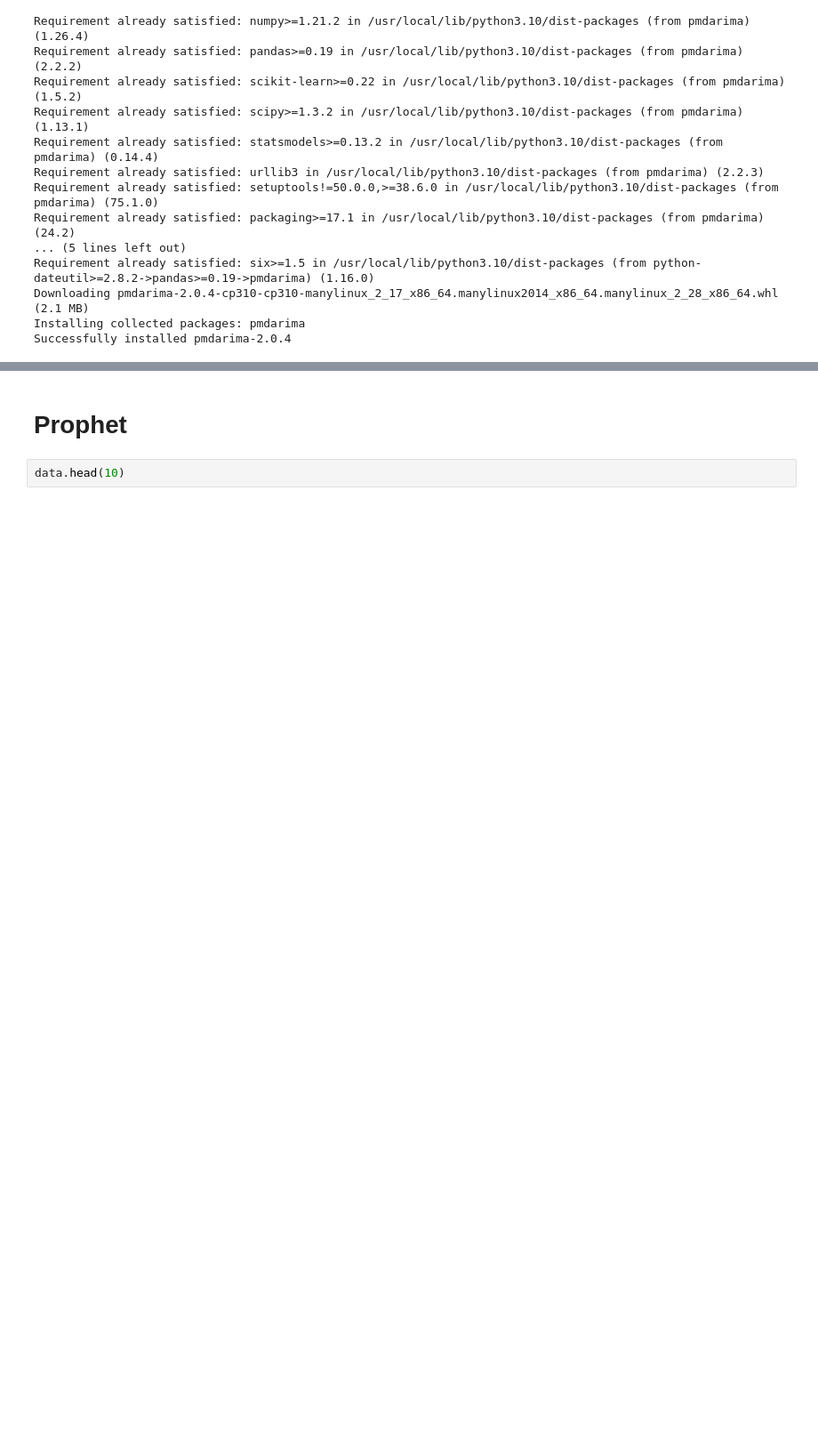
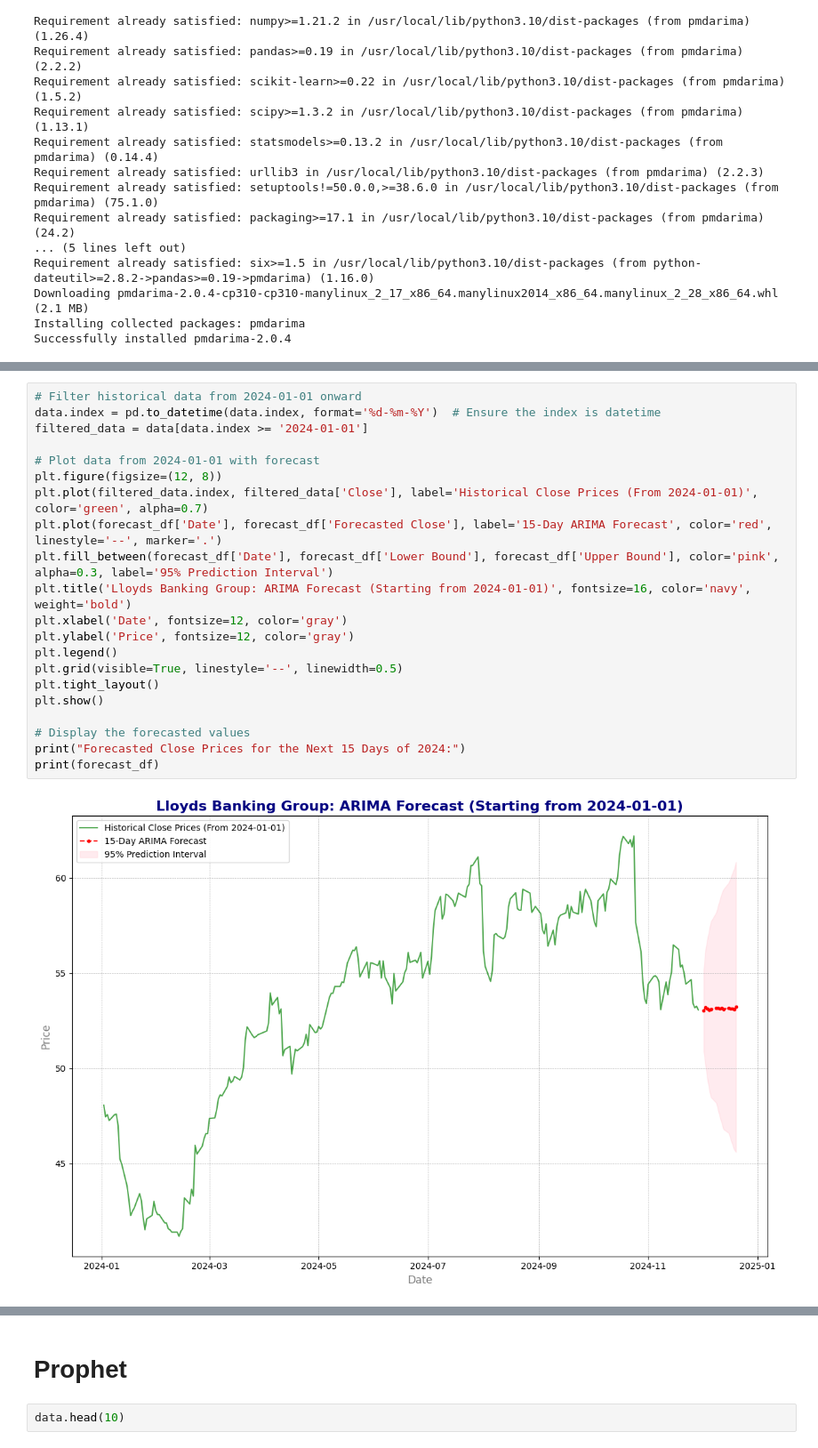
Before and after one commit to Dhavalkumar510/Final_Year_Project_UH, a Jupyter notebook: Final_Year_Project_UH.ipynb, the cells around one changed output, grey strips where cells are left out. Shown at 89% size. Saved outputs shown, nothing was run; the diff lists cells and outputs as text; blank space fills up the shorter version.

```diff
--- a/Final_Year_Project_UH.ipynb
+++ b/Final_Year_Project_UH.ipynb
@@ -394,0 +551,23 @@ Successfully installed pmdarima-2.0.4
+# %%
+# Filter historical data from 2024-01-01 onward
+data.index = pd.to_datetime(data.index, format='%d-%m-%Y')  # Ensure the index is datetime
+filtered_data = data[data.index >= '2024-01-01']
+
+# Plot data from 2024-01-01 with forecast
+plt.figure(figsize=(12, 8))
+plt.plot(filtered_data.index, filtered_data['Close'], label='Historical Close Prices (From 2024-01-01)', color='green', alpha=0.7)
+plt.plot(forecast_df['Date'], forecast_df['Forecasted Close'], label='15-Day ARIMA Forecast', color='red', linestyle='--', marker='.')
+plt.fill_between(forecast_df['Date'], forecast_df['Lower Bound'], forecast_df['Upper Bound'], color='pink', alpha=0.3, label='95% Prediction Interval')
+plt.title('Lloyds Banking Group: ARIMA Forecast (Starting from 2024-01-01)', fontsize=16, color='navy', weight='bold')
+plt.xlabel('Date', fontsize=12, color='gray')
+plt.ylabel('Price', fontsize=12, color='gray')
+plt.legend()
+plt.grid(visible=True, linestyle='--', linewidth=0.5)
+plt.tight_layout()
+plt.show()
+
+# Display the forecasted values
+print("Forecasted Close Prices for the Next 15 Days of 2024:")
+print(forecast_df)
+# %% [output]
+[figure, added]
```
Also changed, not shown: parts of 15 cells of this notebook.
